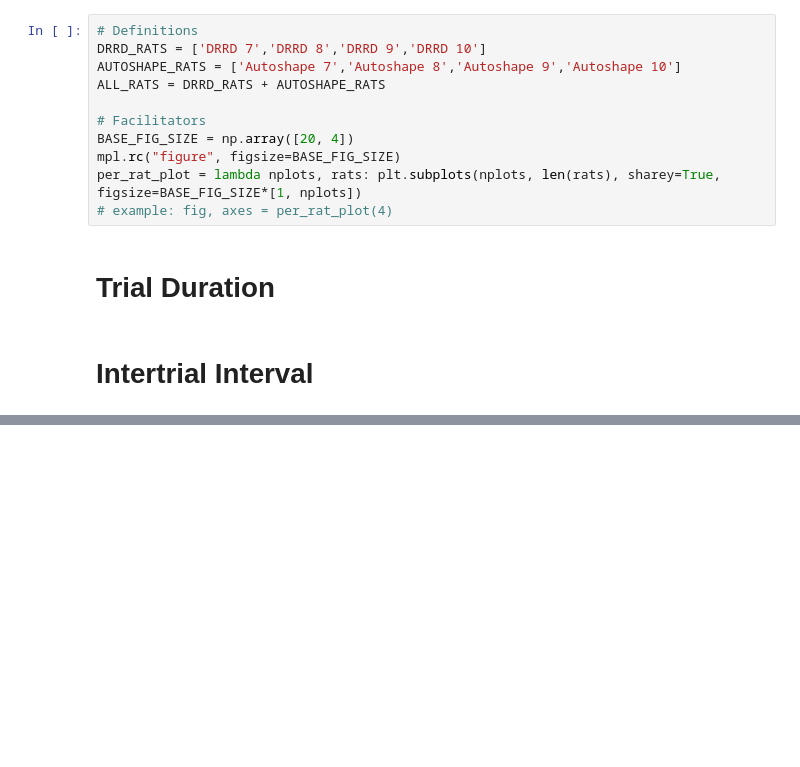
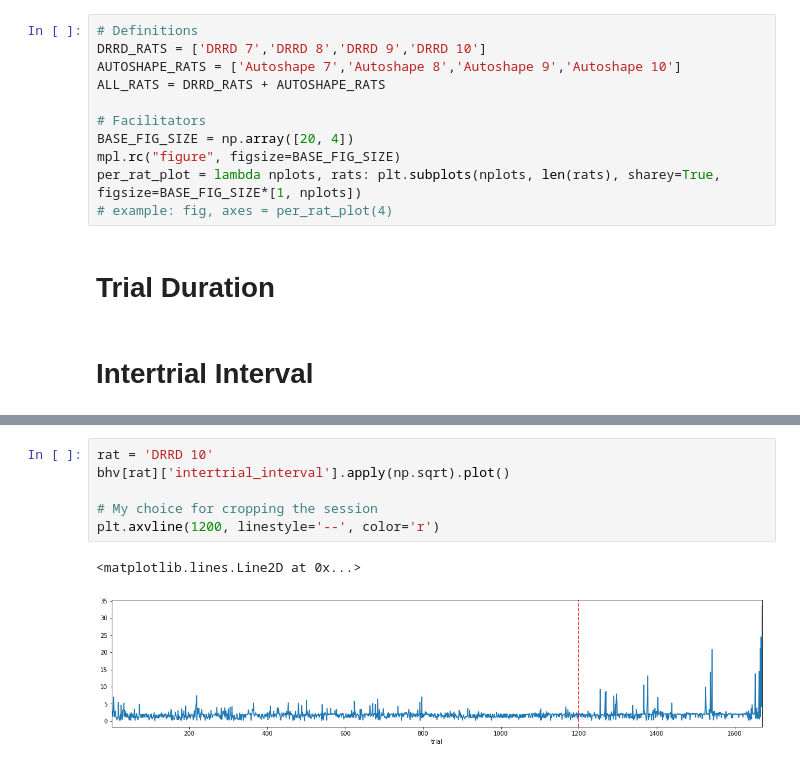
Before and after one commit to EstevaoUyra/spikelearn, a Jupyter notebook: notebooks/exploration/Behavior.ipynb, the cells around one changed output, grey strips where cells are left out. Saved outputs shown, nothing was run; the diff lists cells and outputs as text; blank space fills up the shorter version.

```diff
--- a/notebooks/exploration/Behavior.ipynb
+++ b/notebooks/exploration/Behavior.ipynb
@@ -116,0 +70,9 @@ bhv[rat]['Intertrial Interval'].apply(np.sqrt).plot()
+# %%
+rat = 'DRRD 10'
+bhv[rat]['intertrial_interval'].apply(np.sqrt).plot()
+
+# My choice for cropping the session
+plt.axvline(1200, linestyle='--', color='r')
+# %% [output]
+<matplotlib.lines.Line2D at 0x...>
+[figure, added]
```
Also changed, not shown: parts of 17 cells of this notebook, 16 other files.
